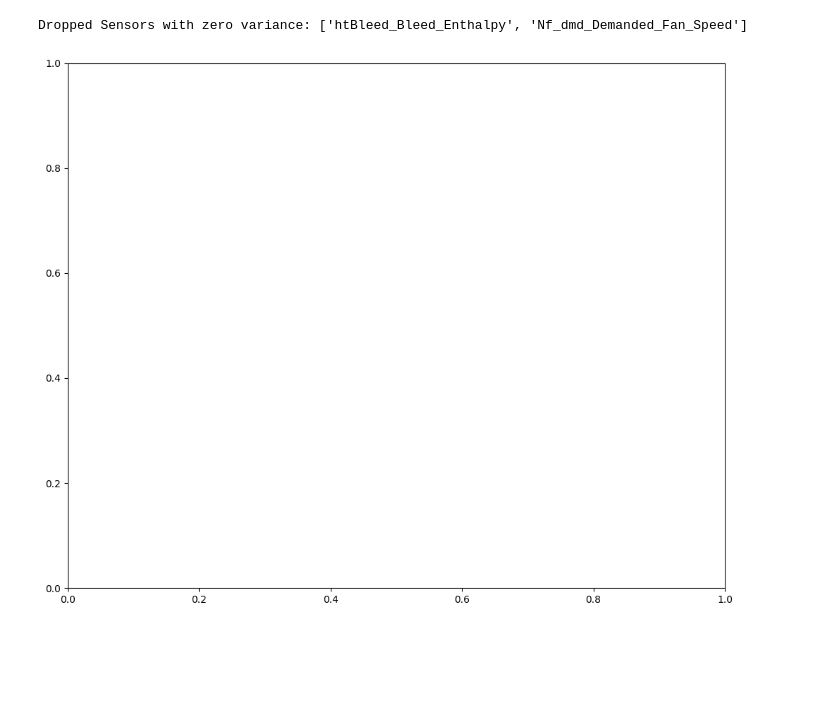
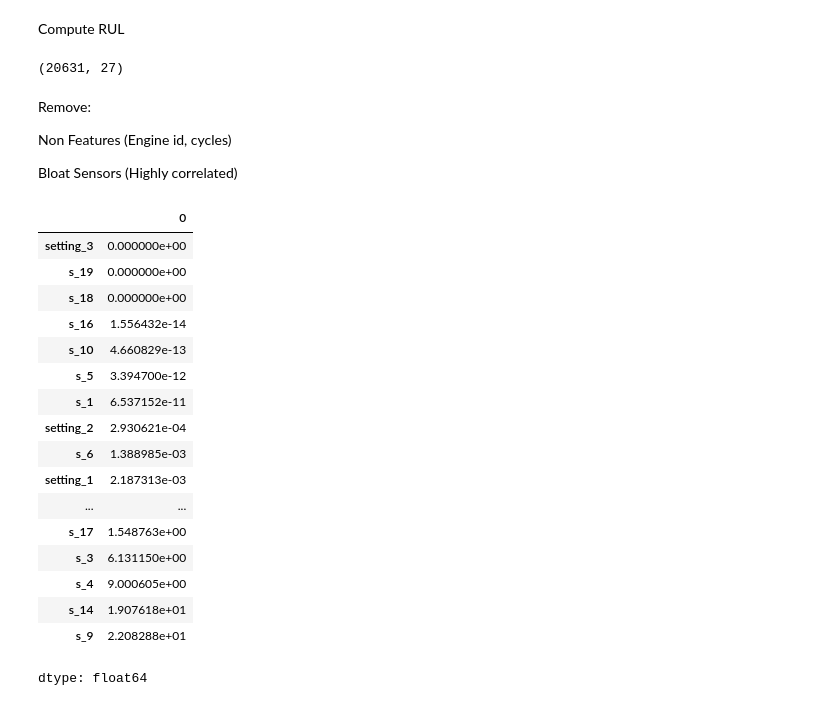
Before and after one commit to arjunnain17/turbofan_rul_analysis, a Jupyter notebook: eda_1.ipynb, the cells around one changed output. Cells and saved outputs as stored; diff of their text form; code cells hidden in the pictures; blank space fills up the shorter version.

```diff
--- a/eda_1.ipynb
+++ b/eda_1.ipynb
@@ -68,16 +62,40 @@ df.rename(columns=sensor_mapping, inplace=True)
+# %% [markdown]
+Compute RUL
 # %%
-stats = df[list(sensor_mapping.values())].describe().T
-zero_var_sensors = stats[stats['std'] == 0].index.tolist()
-print(f"Dropped Sensors with zero variance: {zero_var_sensors}")
-df_new=df.drop(columns=zero_var_sensors)
+max_cycle = df.groupby('unit_number')['time_cycles'].max().reset_index()
+max_cycle.columns = ['unit_number', 'max_cycle']
+df = pd.merge(df, max_cycle, on='unit_number', how='left')
+df['RUL'] = df['max_cycle'] - df['time_cycles']
+df.drop('max_cycle', axis=1, inplace=True)
+print(df.shape)
 # %% [output]
-Dropped Sensors with zero variance: ['htBleed_Bleed_Enthalpy', 'Nf_dmd_Demanded_Fan_Speed']
+(20631, 27)
+# %% [markdown]
+Remove:
+
+Non Features (Engine id, cycles)
+
+Bloat Sensors (Highly correlated)
 # %%
-# Plot select sensors for Engine Unit 1 to see degradation trends
-engine_1 = df[df['unit_number'] == 1]
-
-fig, axes = plt.subplots(figsize=(10, 8))
-
-plt.tight_layout()
+feature_cols = df.columns.drop(['unit_number', 'time_cycles', 'RUL'])
+stds = df[feature_cols].std()
+stds.sort_values()
 # %% [output]
-[figure, removed]
+|  | 0 |
+| setting_3 | 0.000000e+00 |
+| s_19 | 0.000000e+00 |
+| s_18 | 0.000000e+00 |
+| s_16 | 1.556432e-14 |
+| s_10 | 4.660829e-13 |
+| s_5 | 3.394700e-12 |
+| s_1 | 6.537152e-11 |
+| setting_2 | 2.930621e-04 |
+| s_6 | 1.388985e-03 |
+| setting_1 | 2.187313e-03 |
+| ... | ... |
+| s_17 | 1.548763e+00 |
+| s_3 | 6.131150e+00 |
+| s_4 | 9.000605e+00 |
+| s_14 | 1.907618e+01 |
+| s_9 | 2.208288e+01 |
+dtype: float64
```
Also changed, not shown: parts of 47 cells of this notebook.
